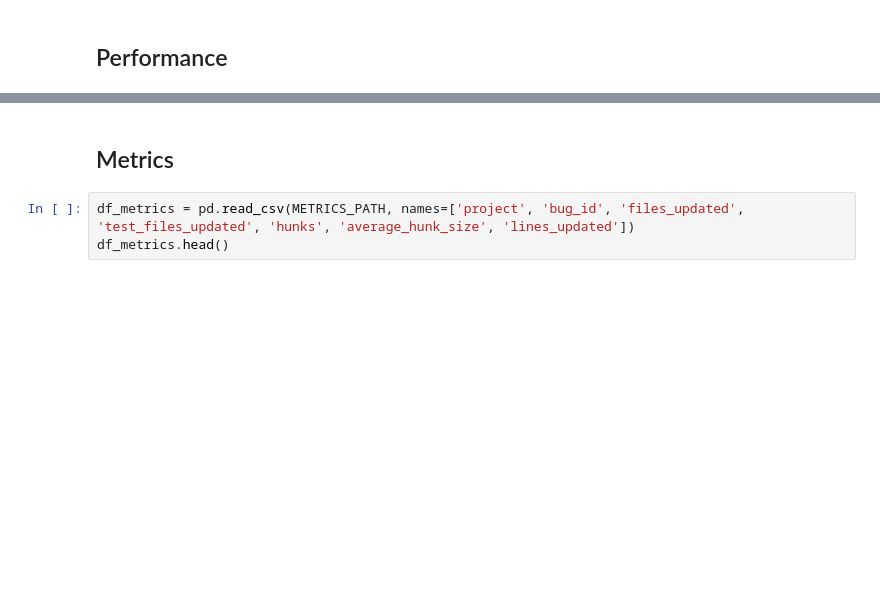
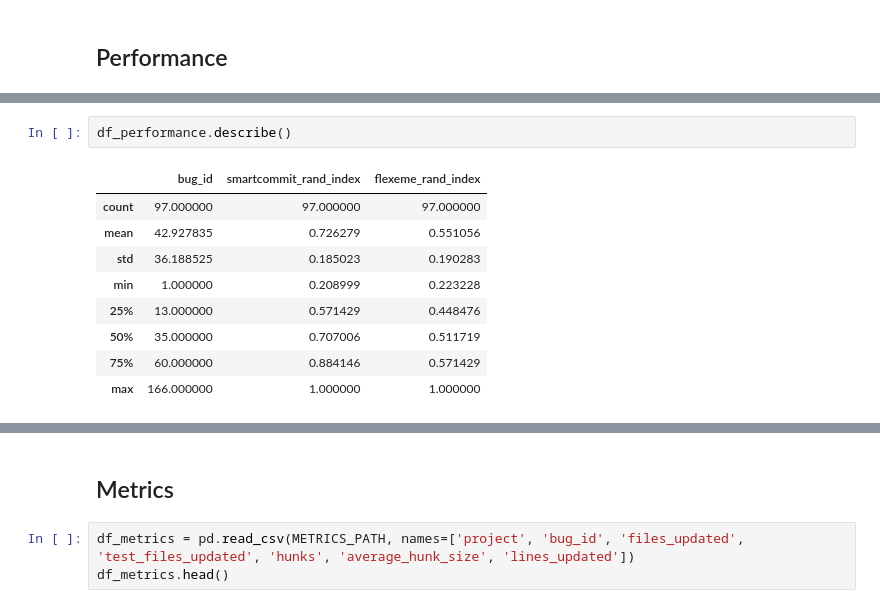
Before and after one commit to Thomsch/untangling-tools-benchmark, a Jupyter notebook: analysis/analysis.ipynb, the cells around one changed output, grey strips where cells are left out. Drawn from its saved outputs; the diff is of its cells as text; blank space fills up the shorter version.

```diff
--- a/analysis/analysis.ipynb
+++ b/analysis/analysis.ipynb
@@ -23,3 +24,15 @@ df_performance.head()
+# %%
+df_performance.describe()
+# %% [output]
+|  | bug_id | smartcommit_rand_index | flexeme_rand_index |
+| count | 97.000000 | 97.000000 | 97.000000 |
+| mean | 42.927835 | 0.726279 | 0.551056 |
+| std | 36.188525 | 0.185023 | 0.190283 |
+| min | 1.000000 | 0.208999 | 0.223228 |
+| 25% | 13.000000 | 0.571429 | 0.448476 |
+| 50% | 35.000000 | 0.707006 | 0.511719 |
+| 75% | 60.000000 | 0.884146 | 0.571429 |
+| max | 166.000000 | 1.000000 | 1.000000 |
 # %%
 df_performance.groupby(['project']).agg({'bug_id':'count', 'smartcommit_rand_index':'median',
                                          'flexeme_rand_index':'median'})
```
Also changed, not shown: parts of 17 cells of this notebook, 6 other files.
